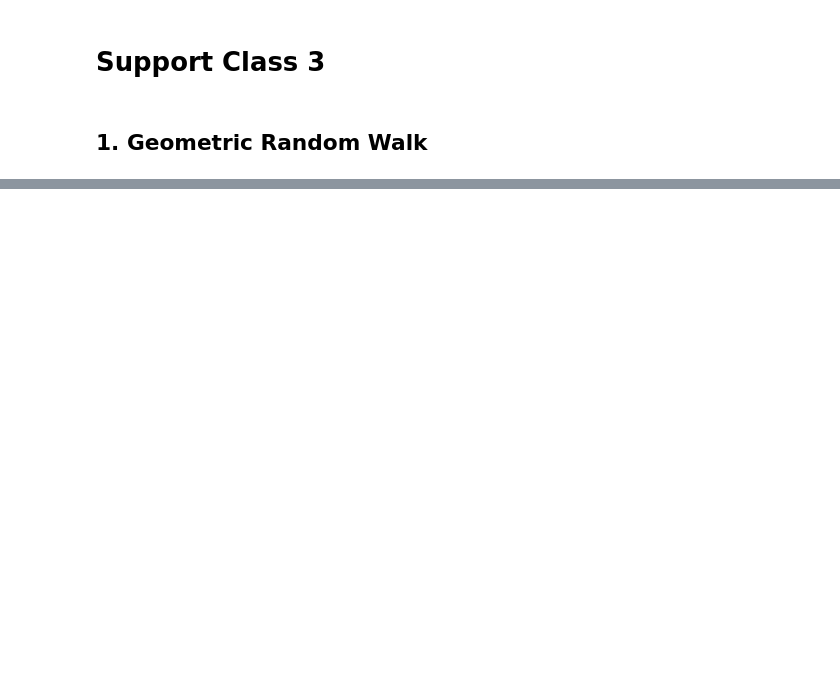
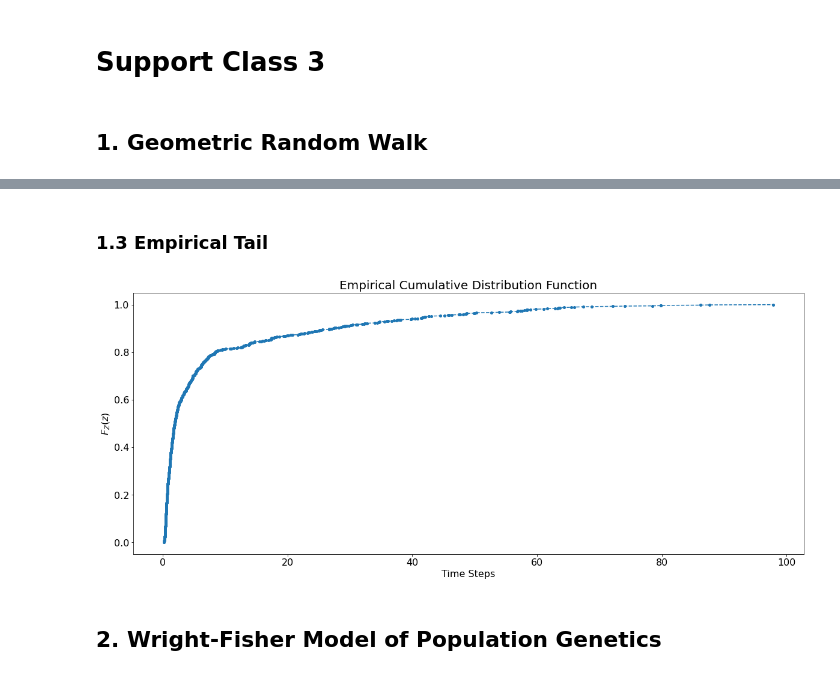
Before and after one commit to YIMINGMA/Stochastic-Modelling-and-Random-Processes, a Jupyter notebook: Notebooks/Support-Class-3.ipynb, the cells around one changed output, grey strips where cells are left out. Cells and saved outputs as stored; diff of their text form; code cells hidden in the pictures; blank space fills up the shorter version.

```diff
--- a/Notebooks/Support-Class-3.ipynb
+++ b/Notebooks/Support-Class-3.ipynb
@@ -186,0 +89,18 @@ plt.grid()
+# %% [markdown]
+### 1.3 Empirical Tail
+# %%
+from statsmodels.distributions.empirical_distribution import ECDF
+
+
+plt.figure(figsize=(20, 8))
+ecdf = ECDF(Z[-1, :])
+plt.plot(ecdf.x, ecdf.y, linestyle='--', marker='o', ms=4)
+plt.xlabel("Time Steps", fontsize=16)
+plt.ylabel(r"$F_Z(z)$", fontsize=16)
+plt.xticks(fontsize=16)
+plt.yticks(fontsize=16)
+plt.title("Empirical Cumulative Distribution Function", fontsize=20);
+# %% [output]
+[figure, added]
+# %% [markdown]
+## 2. Wright-Fisher Model of Population Genetics
```
Also changed, not shown: parts of 48 cells of this notebook.
